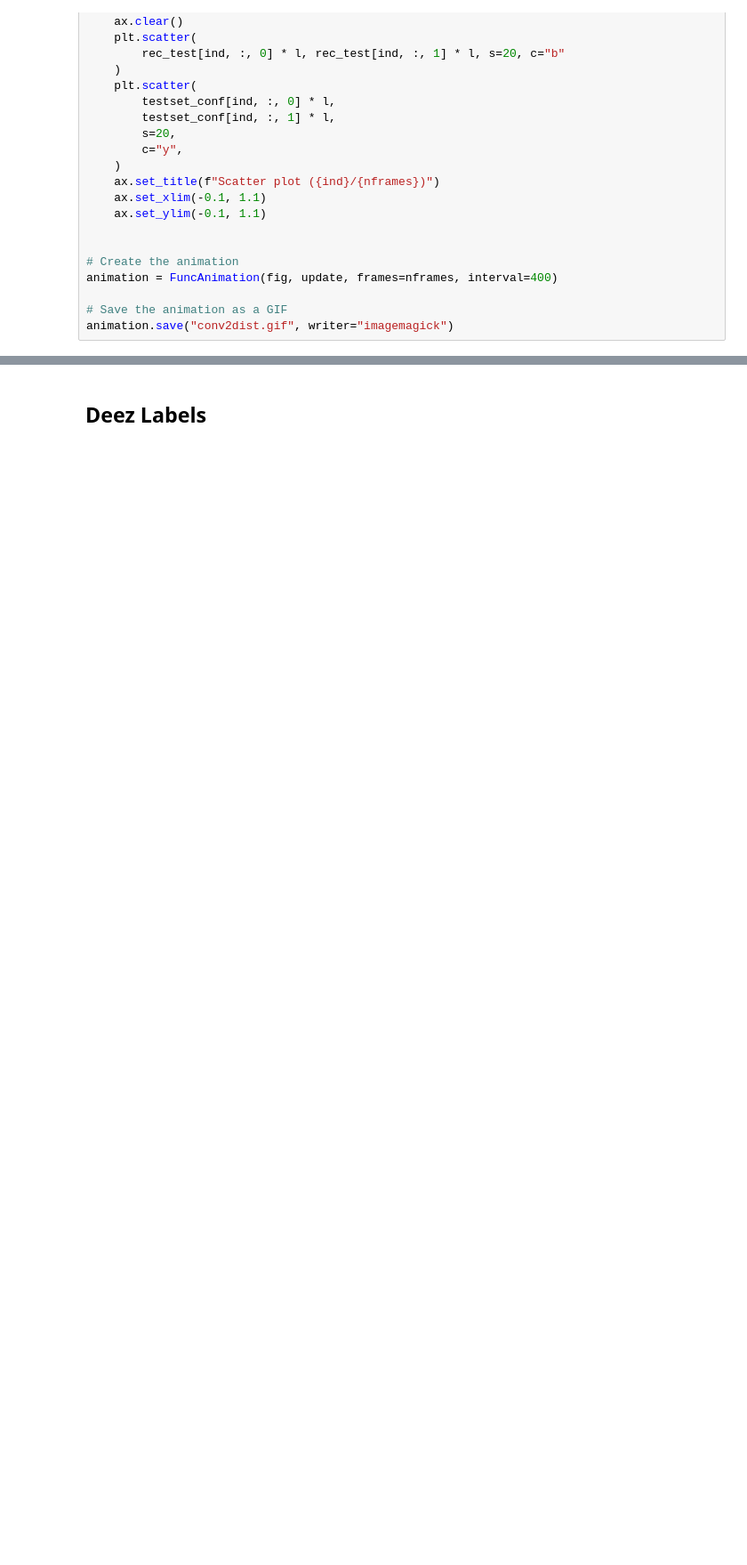
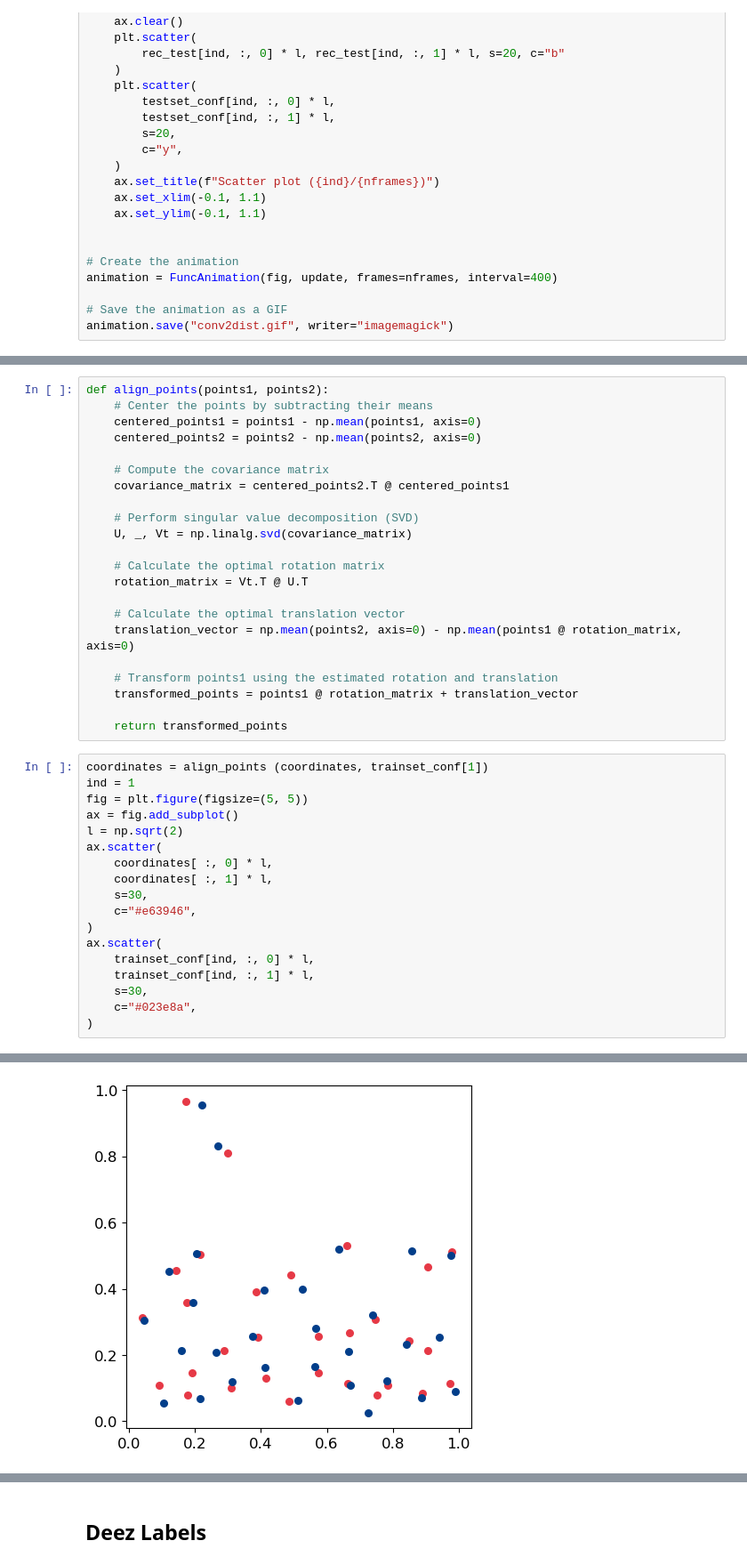
Before and after one commit to group9ine/variational-autoencoders, a Jupyter notebook: DistMatConv2D_PCA_Energy.ipynb, the cells around one changed output, grey strips where cells are left out. Shown at 89% size. Drawn from its saved outputs; the diff is of its cells as text; blank space fills up the shorter version.

```diff
--- a/DistMatConv2D_PCA_Energy.ipynb
+++ b/DistMatConv2D_PCA_Energy.ipynb
@@ -422,0 +575,41 @@ animation.save("conv2dist.gif", writer="imagemagick")
+# %%
+def align_points(points1, points2):
+    # Center the points by subtracting their means
+    centered_points1 = points1 - np.mean(points1, axis=0)
+    centered_points2 = points2 - np.mean(points2, axis=0)
+
+    # Compute the covariance matrix
+    covariance_matrix = centered_points2.T @ centered_points1
+
+    # Perform singular value decomposition (SVD)
+    U, _, Vt = np.linalg.svd(covariance_matrix)
+
+    # Calculate the optimal rotation matrix
+    rotation_matrix = Vt.T @ U.T
+
+    # Calculate the optimal translation vector
+    translation_vector = np.mean(points2, axis=0) - np.mean(points1 @ rotation_matrix, axis=0)
+
+    # Transform points1 using the estimated rotation and translation
+    transformed_points = points1 @ rotation_matrix + translation_vector
+
+    return transformed_points
+# %%
+coordinates = align_points (coordinates, trainset_conf[1])
+ind = 1
+fig = plt.figure(figsize=(5, 5))
+ax = fig.add_subplot()
+l = np.sqrt(2)
+ax.scatter(
+    coordinates[ :, 0] * l,
+    coordinates[ :, 1] * l,
+    s=30,
+    c="#e63946",
+)
+ax.scatter(
+    trainset_conf[ind, :, 0] * l,
+    trainset_conf[ind, :, 1] * l,
+    s=30,
+    c="#023e8a",
+)
+# %% [output]
@@ -422,0 +617 @@ animation.save("conv2dist.gif", writer="imagemagick")
+[figure, added]
```
Also changed, not shown: parts of 21 cells of this notebook, 1 other file.
